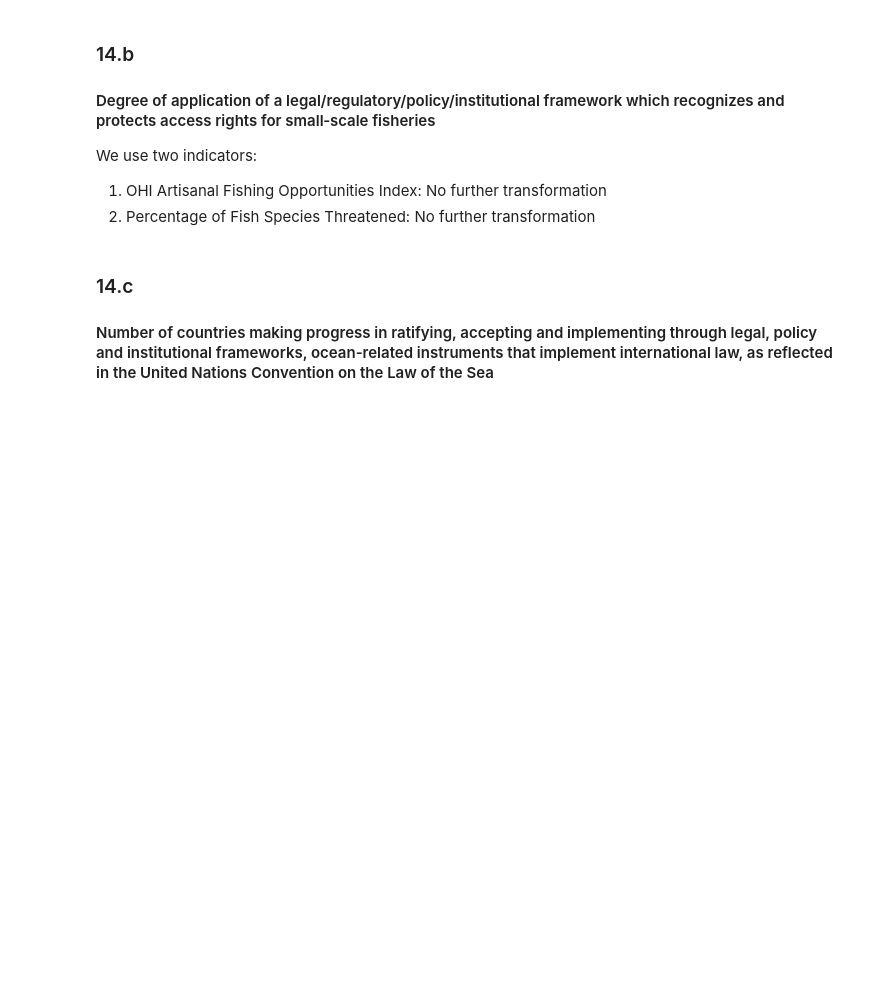
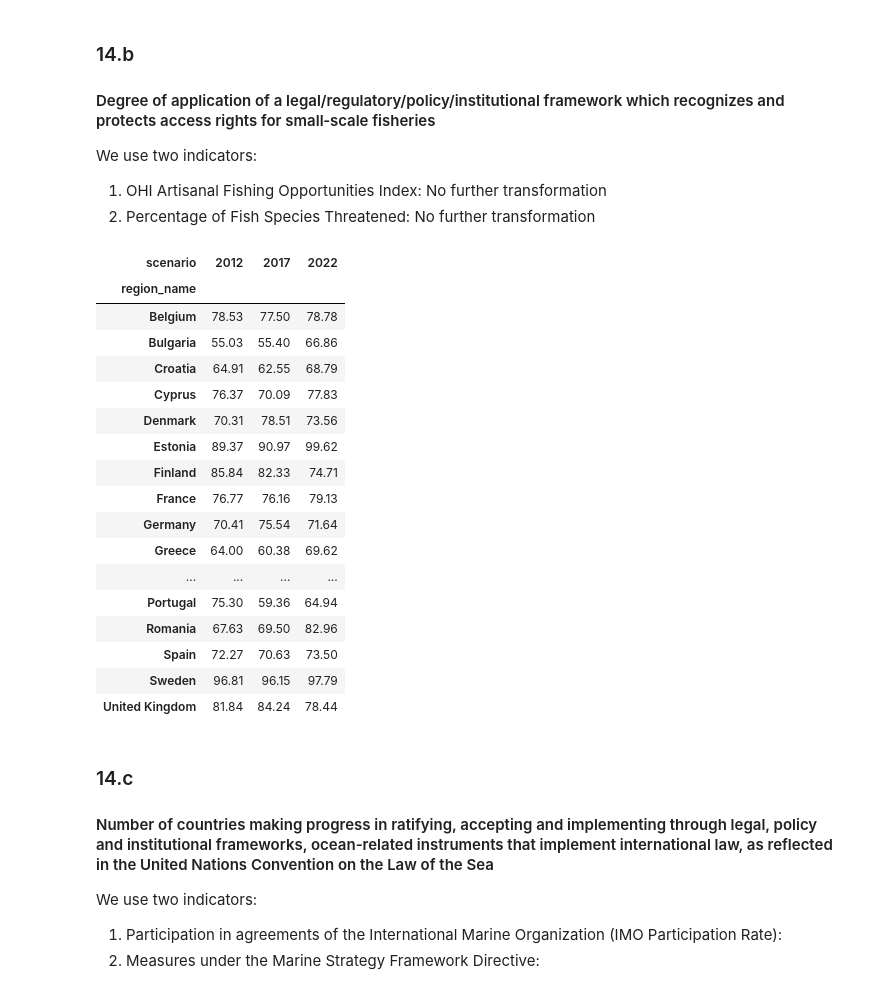
Before and after one commit to isaldiviagonzatti/sdg14, a Jupyter notebook: code/exploreSDG14.ipynb, the cells around one changed output. Drawn from its saved outputs; the diff is of its cells as text; code cells hidden in the pictures; blank space fills up the shorter version.

```diff
--- a/code/exploreSDG14.ipynb
+++ b/code/exploreSDG14.ipynb
@@ -947,0 +956,29 @@ We use two indicators:
+# %%
+# OHI 'Artisanal opportunities' Index
+# https://oceanhealthindex.org/global-scores/data-download/
+
+ohi = pd.read_csv(os.path.join(data_path,'scoresOHI.csv'))
+ohi = ohi[ohi['region_name'].isin(countries)]
+ohi = ohi[(ohi.long_goal == 'Artisanal opportunities')  & (ohi.dimension == 'score')]
+ohi = ohi.pivot_table( columns='scenario', index='region_name', values='value', aggfunc='mean')
+
+ohi[[2012, 2017, 2022]]
+# %% [output]
+| scenario | 2012 | 2017 | 2022 |
+| region_name |  |  |  |
+| Belgium | 78.53 | 77.50 | 78.78 |
+| Bulgaria | 55.03 | 55.40 | 66.86 |
+| Croatia | 64.91 | 62.55 | 68.79 |
+| Cyprus | 76.37 | 70.09 | 77.83 |
+| Denmark | 70.31 | 78.51 | 73.56 |
+| Estonia | 89.37 | 90.97 | 99.62 |
+| Finland | 85.84 | 82.33 | 74.71 |
+| France | 76.77 | 76.16 | 79.13 |
+| Germany | 70.41 | 75.54 | 71.64 |
+| Greece | 64.00 | 60.38 | 69.62 |
+| ... | ... | ... | ... |
+| Portugal | 75.30 | 59.36 | 64.94 |
+| Romania | 67.63 | 69.50 | 82.96 |
+| Spain | 72.27 | 70.63 | 73.50 |
+| Sweden | 96.81 | 96.15 | 97.79 |
+| United Kingdom | 81.84 | 84.24 | 78.44 |
@@ -948,3 +996,8 @@ We use two indicators:
 # %% [markdown]
 ### 14.c
 ####  Number of countries making progress in ratifying, accepting and implementing through legal, policy and institutional frameworks, ocean-related instruments that implement international law, as reflected in the United Nations Convention on the Law of the Sea
+
+We use two indicators:
+
+1. Participation in agreements of the International Marine Organization (IMO Participation Rate):
+2. Measures under the Marine Strategy Framework Directive:
```
Also changed, not shown: parts of 14 cells of this notebook, 12 other files.
